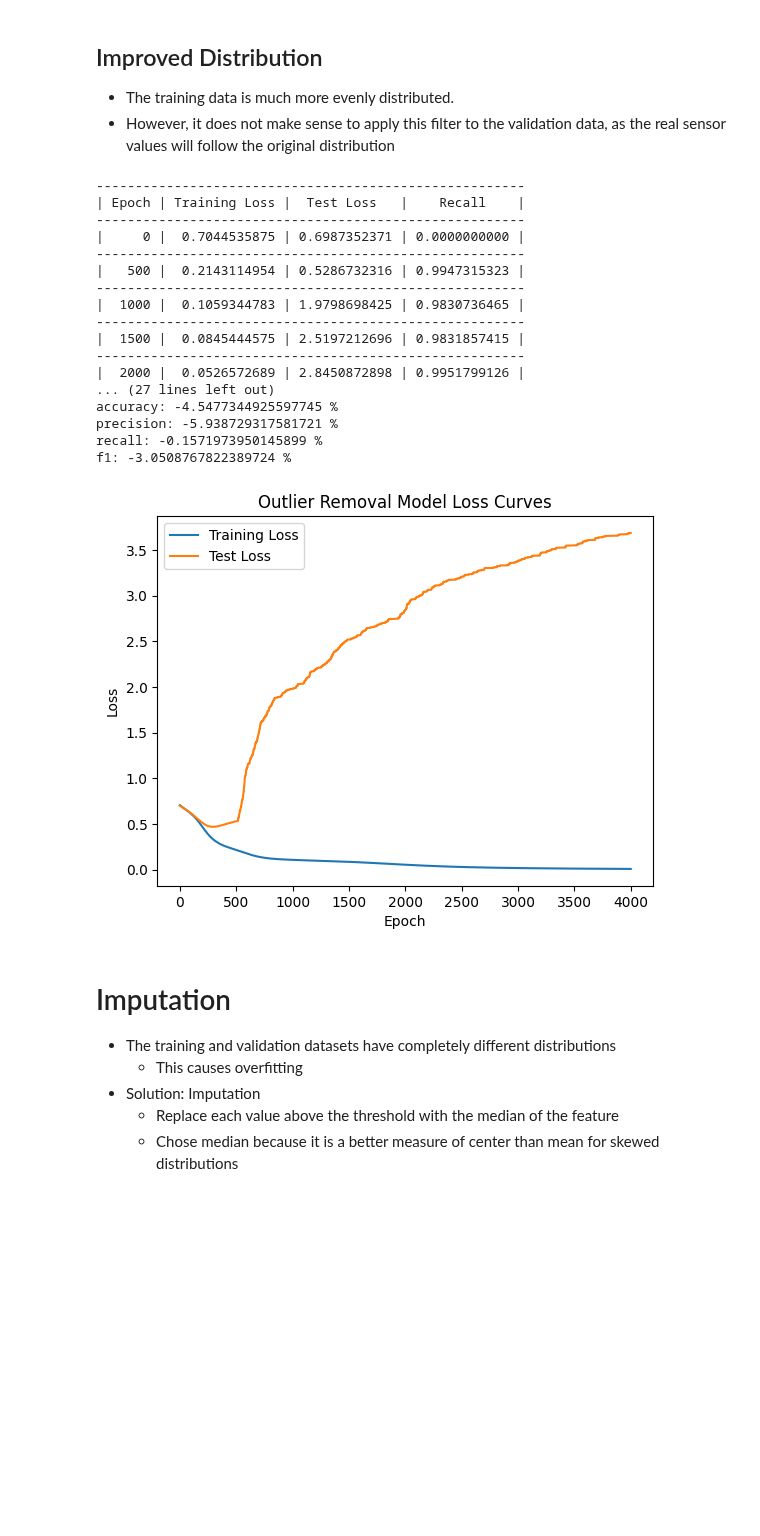
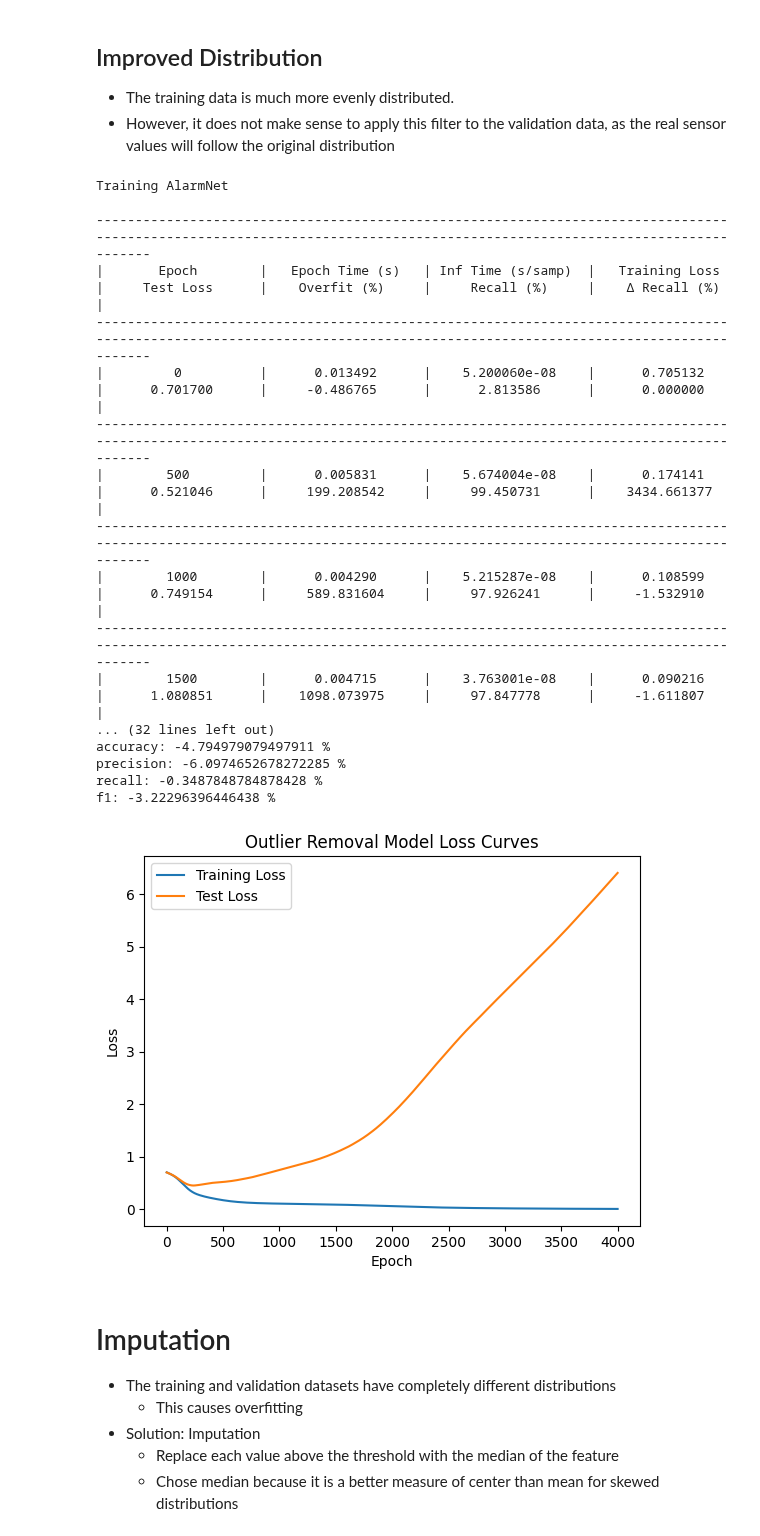
Before and after one commit to jaskinkabir/Intro_ML_Project, a Jupyter notebook: Proj.ipynb, the cells around one changed output. Saved outputs shown, nothing was run; the diff lists cells and outputs as text; code cells hidden in the pictures; blank space fills up the shorter version.

Commit message:
Improved times because of autocast

```diff
--- a/Proj.ipynb
+++ b/Proj.ipynb
@@ -215,7 +218,18 @@ X_test_5f_device = torch.tensor(X_test_5f_scaled).float().to(device)
 Y_train_5f_device = torch.tensor(Y_train_raw).float().view(-1, 1).to(device)
 Y_test_5f_device = torch.tensor(Y_test_raw).float().view(-1, 1).to(device)
 
-dropped_model_5.train(epochs, X_train_5f_device, X_test_5f_device, Y_train_5f_device, Y_test_5f_device, alpha)
+dropped_model_5.train_model(
+    epochs=3000,
+    X_train=X_train_5f_device,
+    X_test=X_test_5f_device,
+    Y_train=Y_train_5f_device,
+    Y_test=Y_test_5f_device,
+    optimizer = torch.optim.Adam,
+    optimizer_kwargs={'lr': 1e-3},
+    scheduler_kwargs={'factor': 0.5, 'patience': 4000, 'threshold': 1e-3},
+    header_epoch = 7000,
+    print_epoch = 500
+)
 
 dropped_model_5_results = dropped_model_5.get_results()
 dropped_model_5.print_results()
@@ -303,53 +317,56 @@ array([[<Axes: title={'center': 'Humidity[%]'}>,
 #remove all rows where TVOC>3000 or NC0.5>4000
 
 scaler = StandardScaler()
 scaler.fit(X_train_5f)
 X_train_outlier_scaled = scaler.transform(X_train_outlier)
 X_test_outlier_scaled = scaler.transform(X_test_5f)
 
 
 X_train_outlier_device = torch.tensor(X_train_outlier_scaled).float().to(device)
 X_test_outlier_device = torch.tensor(X_test_outlier_scaled).float().to(device)
 Y_train_outlier_device = torch.tensor(Y_train_outlier.values).float().view(-1, 1).to(device)
 Y_test_outlier_device = torch.tensor(Y_test_5f.values).float().view(-1, 1).to(device)
 
 outlier_model = AlarmNet(
     num_features=X_train_outlier.shape[1],
     activation = nn.ReLU,
     hidden_layers=[64, 128, 64]
 ).to(device)
 
-outlier_model.train(
+outlier_model.train_model(
     epochs=4000,
     X_train=X_train_outlier_device,
     X_test=X_test_outlier_device,
     Y_train=Y_train_outlier_device,
     Y_test=Y_test_outlier_device,
-    alpha=1e-4,
+    optimizer = torch.optim.Adam,
+    optimizer_kwargs={'lr': 1e-4},
+    scheduler_kwargs={'factor': 0.5, 'patience': 4000, 'threshold': 1e-3},
+    header_epoch = 7000,
     print_epoch = 500
 )
 outlier_model.print_results()
 AlarmNet.compare_results(outlier_model.get_results(), dropped_model_5_results)
 outlier_model.plot_training("Outlier Removal Model Loss Curves")
 # %% [output]
--------------------------------------------------------
-| Epoch | Training Loss |  Test Loss   |    Recall    |
--------------------------------------------------------
-|     0 |  0.7044535875 | 0.6987352371 | 0.0000000000 |
--------------------------------------------------------
-|   500 |  0.2143114954 | 0.5286732316 | 0.9947315323 |
--------------------------------------------------------
-|  1000 |  0.1059344783 | 1.9798698425 | 0.9830736465 |
--------------------------------------------------------
-|  1500 |  0.0845444575 | 2.5197212696 | 0.9831857415 |
--------------------------------------------------------
-|  2000 |  0.0526572689 | 2.8450872898 | 0.9951799126 |
-... (27 lines left out)
-accuracy: -4.5477344925597745 %
-precision: -5.938729317581721 %
-recall: -0.1571973950145899 %
-f1: -3.0508767822389724 %
+Training AlarmNet
+
+-------------------------------------------------------------------------------------------------------------------------------------------------------------------------
+|       Epoch        |   Epoch Time (s)   | Inf Time (s/samp)  |   Training Loss    |     Test Loss      |    Overfit (%)     |     Recall (%)     |    Δ Recall (%)    |
+-------------------------------------------------------------------------------------------------------------------------------------------------------------------------
+|         0          |      0.013492      |    5.200060e-08    |      0.705132      |      0.701700      |     -0.486765      |      2.813586      |      0.000000      |
+-------------------------------------------------------------------------------------------------------------------------------------------------------------------------
+|        500         |      0.005831      |    5.674004e-08    |      0.174141      |      0.521046      |     199.208542     |     99.450731      |    3434.661377     |
+-------------------------------------------------------------------------------------------------------------------------------------------------------------------------
+|        1000        |      0.004290      |    5.215287e-08    |      0.108599      |      0.749154      |     589.831604     |     97.926241      |     -1.532910      |
+-------------------------------------------------------------------------------------------------------------------------------------------------------------------------
+|        1500        |      0.004715      |    3.763001e-08    |      0.090216      |      1.080851      |    1098.073975     |     97.847778      |     -1.611807      |
+... (32 lines left out)
+accuracy: -4.794979079497911 %
+precision: -6.0974652678272285 %
+recall: -0.3487848784878428 %
+f1: -3.22296396446438 %
-[figure, old version]
+[figure, new version]
 # %% [markdown]
 # Imputation
 - The training and validation datasets have completely different distributions
```
Also changed, not shown: parts of 12 cells of this notebook, 2 other files.
